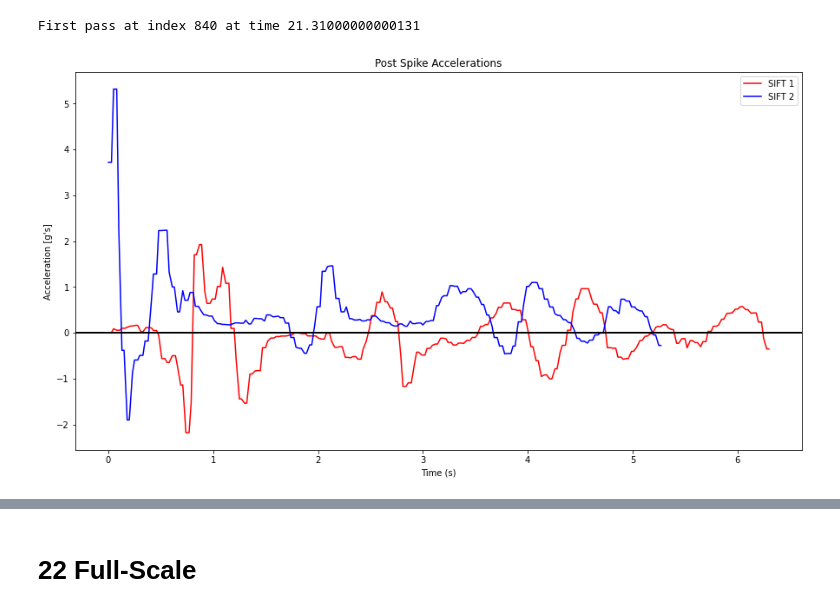
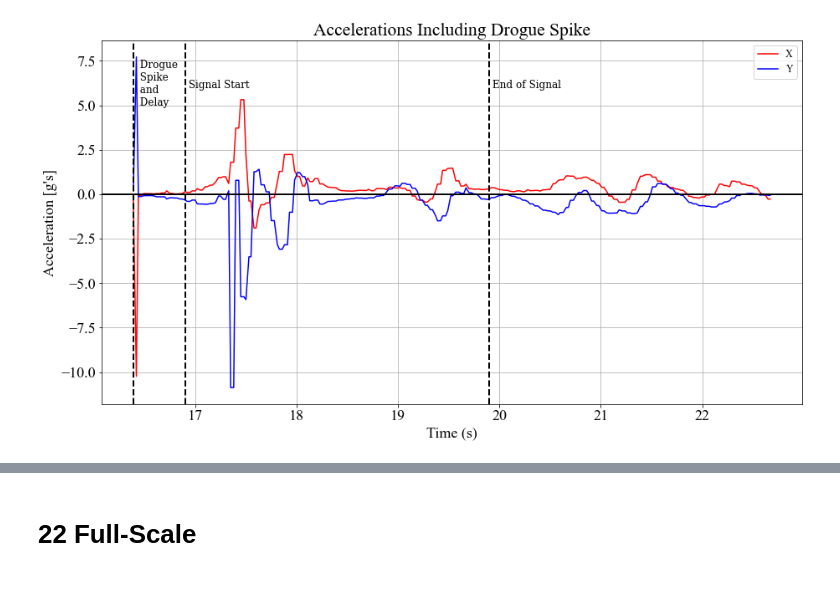
Before and after one commit to VADL-2022/IMU_VV, a Jupyter notebook: 05_NASA_SLI/Moving_Averages_USLI.ipynb, the cells around one changed output, grey strips where cells are left out. Cells and saved outputs as stored; diff of their text form; code cells hidden in the pictures.

```diff
--- a/05_NASA_SLI/Moving_Averages_USLI.ipynb
+++ b/05_NASA_SLI/Moving_Averages_USLI.ipynb
@@ -95,3 +101,33 @@ plt.show()
+# %%
+#fig1 = plt.figure(1, figsize=(600,100))
+fig1 = plt.figure(1, figsize=(15,8))
+ax = plt.subplot(111)
+l2 = ax.plot(tdata_S2_with_spike, axg_S2_with_spike, color='red', label='X')
+l2 = ax.plot(tdata_S2_with_spike, ayg_S2_with_spike, color='blue', label='Y')
+l5 = plt.axhline(y=0, color='black', linewidth=2)
+ax.set_title("Accelerations Including Drogue Spike")
+ax.set_xlabel('Time (s)')
+ax.set_ylabel("Acceleration [g's]")
+ax.grid()
+ax.legend()
+
+flight_phases = [('  Drogue\n  Spike\n  and\n  Delay', tdata2[start_S2_with_spike]), (' Signal Start', tdata2[start_drogue_S2]), (' End of Signal', tdata2[start_drogue_S2]+3)]
+placement = [5, 6, 6]
+
+for i, wavelength in enumerate(flight_phases):
+        #print(wavelength[0], wavelength[1])
+        ax.axvline(linewidth=2, color='black', linestyle='--', x=wavelength[1])
+        plt.text(wavelength[1], # x-value from data
+                 placement[i], # wiggle the labels 2so they don't overlap
+                 wavelength[0], # string label
+                 #transform = transDA,
+                 color='black',
+                 family='serif',
+                 size=12) # the III looked better serif.
+
+plt.show()
+# %% [output]
+[figure, added]
 # %%
 def find_peak_and_wait(ax, t, thresh=4, delay=2):
     axn = np.array(ax)
@@ -116,31 +152,3 @@ def calc_moving_avg(axg21t, n, tdata21, dynamic_window=False, dynamic_n_timing=1
     while len(new_axg21s) < len(tdata21):
         new_axg21s = [0] + list(new_axg21s) + [0]
     return new_axg21s
-# %%
-drogue_peak_idx_S1 = find_peak_and_wait(np.array(ax_g_S1), all_time1)
-start_drogue_S1 = drogue_peak_idx_S1 + 10
-end_drogue_S1 = 1100
-tdata_S1 = tdata1[start_drogue_S1:end_drogue_S1]
-axgt_S1 = list(ax_g_S1[start_drogue_S1:end_drogue_S1])
-
-#drogue_peak_idx_S2 = find_peak_and_wait(np.array(ax_g_S2), all_time2)
-start_drogue_S2 = 890
-end_drogue_S2 = 1100
-tdata_S2 = tdata2[start_drogue_S2:end_drogue_S2]
-axgt_S2 = list(ax_g_S2[start_drogue_S2:end_drogue_S2])
-# %% [output]
-First pass at index 840 at time 21.31000000000131
-# %%
-fig1 = plt.figure(1, figsize=(15,8))
-ax = plt.subplot(111)
-l2 = ax.plot(tdata_S1-tdata_S1[0], axgt_S1, color='red', label='SIFT 1')
-l2 = ax.plot(tdata_S2-tdata_S2[0], axgt_S2, color='blue', label='SIFT 2')
-l5 = plt.axhline(y=0, color='black', linewidth=2)
-ax.set_title("Post Spike Accelerations")
-ax.set_xlabel('Time (s)')
-ax.set_ylabel("Acceleration [g's]")
-
-ax.legend()
-plt.show()
-# %% [output]
-[figure, removed]
```
Also changed, not shown: parts of 16 cells of this notebook.
